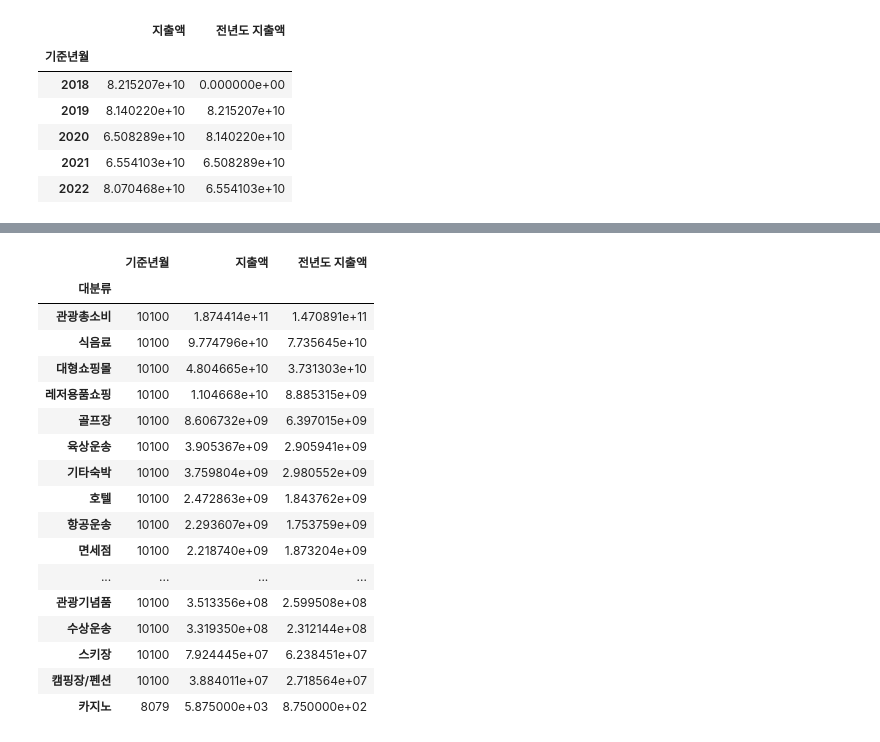
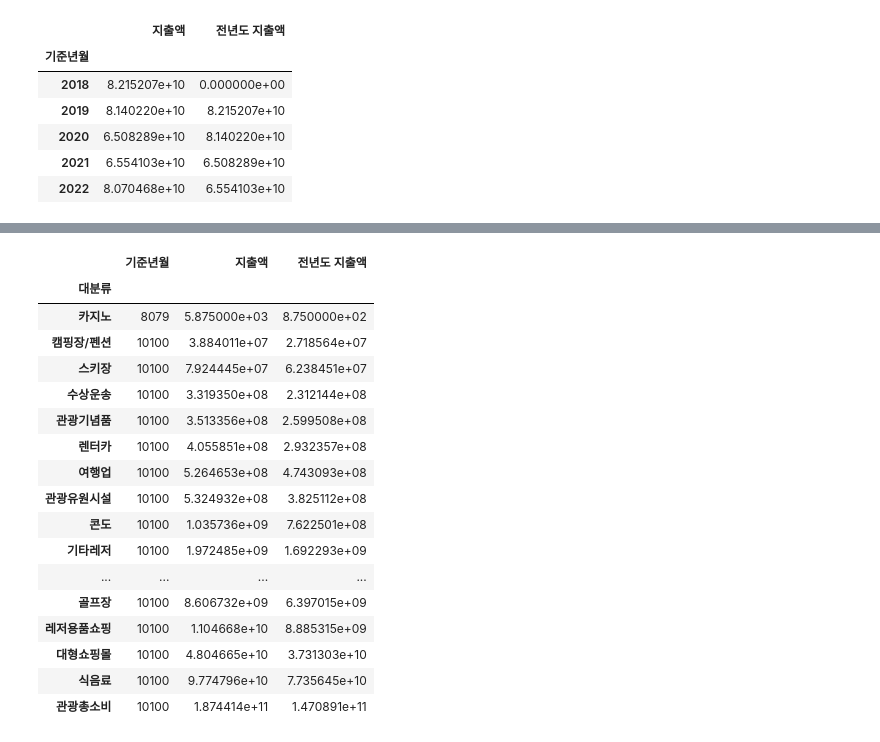
Before and after one commit to sdkim96/Login_project, a Jupyter notebook: Data_analysis_visualization/expenditure_analysis.ipynb, the cells around one changed output, grey strips where cells are left out. Drawn from its saved outputs; the diff is of its cells as text; code cells hidden in the pictures.

```diff
--- a/Data_analysis_visualization/expenditure_analysis.ipynb
+++ b/Data_analysis_visualization/expenditure_analysis.ipynb
@@ -103,21 +329,22 @@ df4.groupby('기준년월').sum()
 # %%
-df4.groupby('대분류').sum().sort_values(by='지출액', ascending=False)
+df4_categ = df4.groupby('대분류').sum().sort_values(by='지출액', ascending=True)
+df4_categ
 # %% [output]
 |  | 기준년월 | 지출액 | 전년도 지출액 |
 | 대분류 |  |  |  |
+| 카지노 | 8079 | 5.875000e+03 | 8.750000e+02 |
+| 캠핑장/펜션 | 10100 | 3.884011e+07 | 2.718564e+07 |
+| 스키장 | 10100 | 7.924445e+07 | 6.238451e+07 |
+| 수상운송 | 10100 | 3.319350e+08 | 2.312144e+08 |
+| 관광기념품 | 10100 | 3.513356e+08 | 2.599508e+08 |
+| 렌터카 | 10100 | 4.055851e+08 | 2.932357e+08 |
+| 여행업 | 10100 | 5.264653e+08 | 4.743093e+08 |
+| 관광유원시설 | 10100 | 5.324932e+08 | 3.825112e+08 |
+| 콘도 | 10100 | 1.035736e+09 | 7.622501e+08 |
+| 기타레저 | 10100 | 1.972485e+09 | 1.692293e+09 |
+| ... | ... | ... | ... |
+| 골프장 | 10100 | 8.606732e+09 | 6.397015e+09 |
+| 레저용품쇼핑 | 10100 | 1.104668e+10 | 8.885315e+09 |
+| 대형쇼핑몰 | 10100 | 4.804665e+10 | 3.731303e+10 |
+| 식음료 | 10100 | 9.774796e+10 | 7.735645e+10 |
 | 관광총소비 | 10100 | 1.874414e+11 | 1.470891e+11 |
-| 식음료 | 10100 | 9.774796e+10 | 7.735645e+10 |
-| 대형쇼핑몰 | 10100 | 4.804665e+10 | 3.731303e+10 |
-| 레저용품쇼핑 | 10100 | 1.104668e+10 | 8.885315e+09 |
-| 골프장 | 10100 | 8.606732e+09 | 6.397015e+09 |
-| 육상운송 | 10100 | 3.905367e+09 | 2.905941e+09 |
-| 기타숙박 | 10100 | 3.759804e+09 | 2.980552e+09 |
-| 호텔 | 10100 | 2.472863e+09 | 1.843762e+09 |
-| 항공운송 | 10100 | 2.293607e+09 | 1.753759e+09 |
-| 면세점 | 10100 | 2.218740e+09 | 1.873204e+09 |
-| ... | ... | ... | ... |
-| 관광기념품 | 10100 | 3.513356e+08 | 2.599508e+08 |
-| 수상운송 | 10100 | 3.319350e+08 | 2.312144e+08 |
-| 스키장 | 10100 | 7.924445e+07 | 6.238451e+07 |
-| 캠핑장/펜션 | 10100 | 3.884011e+07 | 2.718564e+07 |
-| 카지노 | 8079 | 5.875000e+03 | 8.750000e+02 |
```
Also changed, not shown: parts of 30 cells of this notebook.
